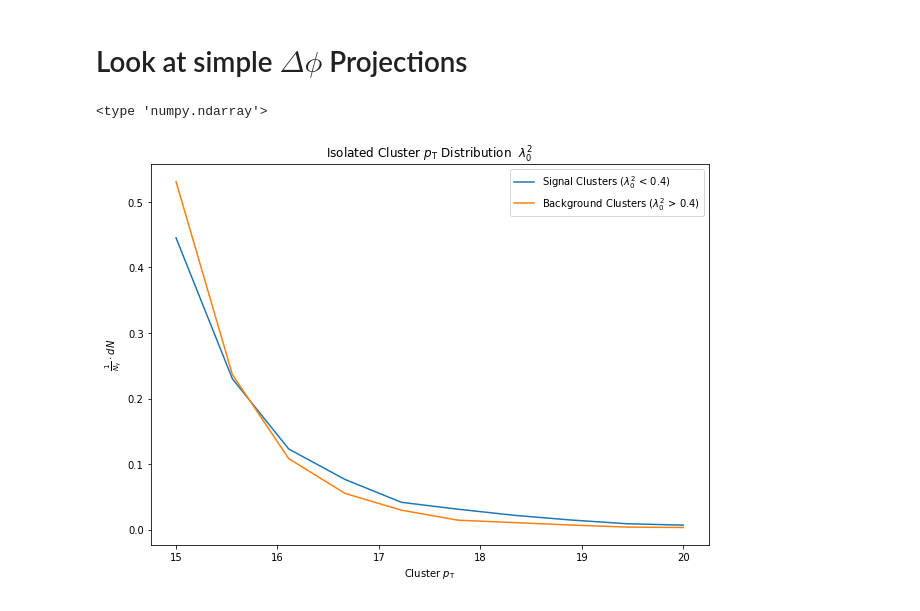
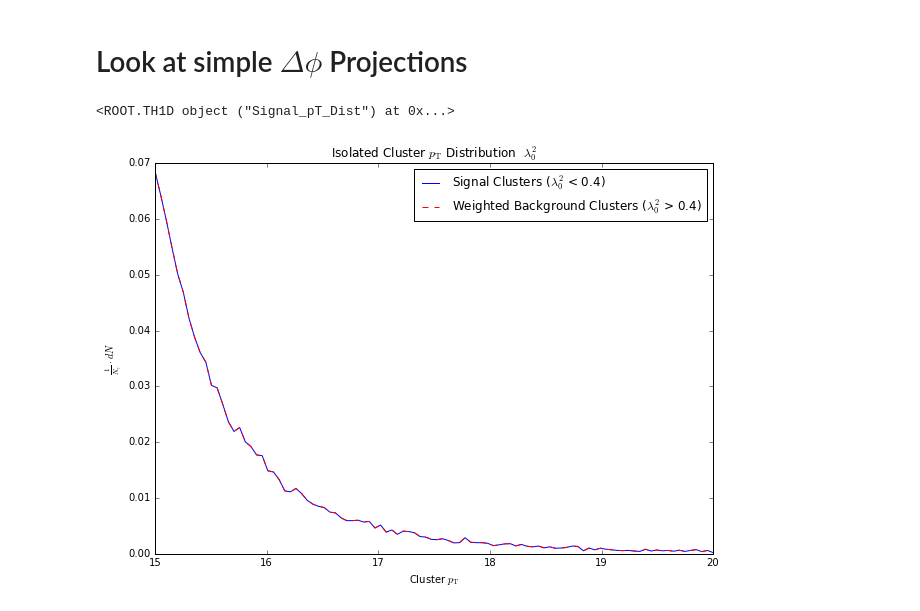
Before and after one commit to miguelignacio/CorrelationAnalysis, a Jupyter notebook: NtupleAnalysis/Projections_Pairs.ipynb, the cells around one changed output. Cells and saved outputs as stored; diff of their text form; code cells hidden in the pictures.

```diff
--- a/NtupleAnalysis/Projections_Pairs.ipynb
+++ b/NtupleAnalysis/Projections_Pairs.ipynb
@@ -366,13 +364,13 @@ for sys,ifile in zip(Systems,Files):
 # %%
 print(pTbins[2])
 # %%
-Shower_Shape = "NN"
-#Shower_Shape = "L0"
+#Shower_Shape = "NN"
+Shower_Shape = "L0"
 
 if (Shower_Shape=="NN"):
     File = 'InputData/17q_SE_NN_Correlation.root'
 elif (Shower_Shape=="L0"):
-    File = 'InputData/17q_SE_L0_Correlation_pT_Distros.root'
+    File = 'InputData/17q_SE_L0_Correlation.root'
 file = ROOT.TFile(File)
 
 N_Sig_histo = file.Get("N_DNN1_Triggers_pT15_20")
@@ -380,43 +378,47 @@ N_Sig = N_Sig_histo.GetEntries()
 N_BKG_histo = file.Get("N_DNN2_Triggers_pT15_20")
 N_BKG = N_BKG_histo.GetEntries()
 
 
 SIG = file.Get("Signal_pT_Dist")
+print(SIG)
 BKGD = file.Get("BKGD_pT_Dist")
+BKGD_W = file.Get("BKGD_pT_Dist_Weighted")
 
-Signal_pT = SIG.ProjectionX("Signal pT Distribution",0,-1)
-Signal_pT.Rebin(10)
-#Signal_pT.Scale((1.0/N_Sig))
-Signal = root_numpy.hist2array(Signal_pT)
+#SIG.Rebin(10)
+Signal = root_numpy.hist2array(SIG)
 S_Scale = Signal.sum(axis=0)
 Signal = Signal/S_Scale
 
-Background_pT = BKGD.ProjectionX("Background pT Distribution",0,-1)
-Background_pT.Rebin(10)
-#Background_pT.Scale((1.0/N_BKG))
-Background = root_numpy.hist2array(Background_pT)
+
+#BKGD.Rebin(10)
+Background = root_numpy.hist2array(BKGD)
 B_Scale = Background.sum(axis=0)
 Background = Background/B_Scale
-print(type(Background))
 
-pT_Axis = np.linspace(15,20,10)
+#BKGD_W.Rebin(10)
+Background_W = root_numpy.hist2array(BKGD_W)
+B_Scale_W = Background_W.sum(axis=0)
+Background_W = Background_W/B_Scale_W
+
+pT_Axis = np.linspace(15,20,100)
 
 fig = plt.figure(figsize=(10,7))
 if (Shower_Shape=="NN"):
     plt.plot(pT_Axis,Signal,label="Signal Clusters ($0.5 < NN < 0.85)")
     plt.plot(pT_Axis,Background,label="Background Clusters ($NN < 0.55$)")
     plt.title(r"Isolated Cluster $p_{\mathrm{T}}$ Distribution  $DNN$")
 
 elif (Shower_Shape=="L0"):
     plt.plot(pT_Axis,Signal,label="Signal Clusters ($\lambda^{2}_{0}$ < 0.4)")
-    plt.plot(pT_Axis,Background,label="Background Clusters ($\lambda^{2}_{0}$ > 0.4)")
+    #plt.plot(pT_Axis,Background,label="Background Clusters ($\lambda^{2}_{0}$ > 0.4)")
+    plt.plot(pT_Axis,Background,"r--",label="Weighted Background Clusters ($\lambda^{2}_{0}$ > 0.4)")
     plt.title(r"Isolated Cluster $p_{\mathrm{T}}$ Distribution  $\lambda^{2}_{0}$")
 
 
 plt.xlabel(r'Cluster $p_{\mathrm{T}}$')
 plt.ylabel(r'$\frac{1}{N_{\gamma}}\cdot dN$')
 plt.legend()
 fig.savefig('pics/Cluster_pT.pdf', bbox_inches='tight')
 # %% [output]
-<type 'numpy.ndarray'>
+<ROOT.TH1D object ("Signal_pT_Dist") at 0x...>
-[figure, old version]
+[figure, new version]
```
Also changed, not shown: parts of 1 cell of this notebook.
